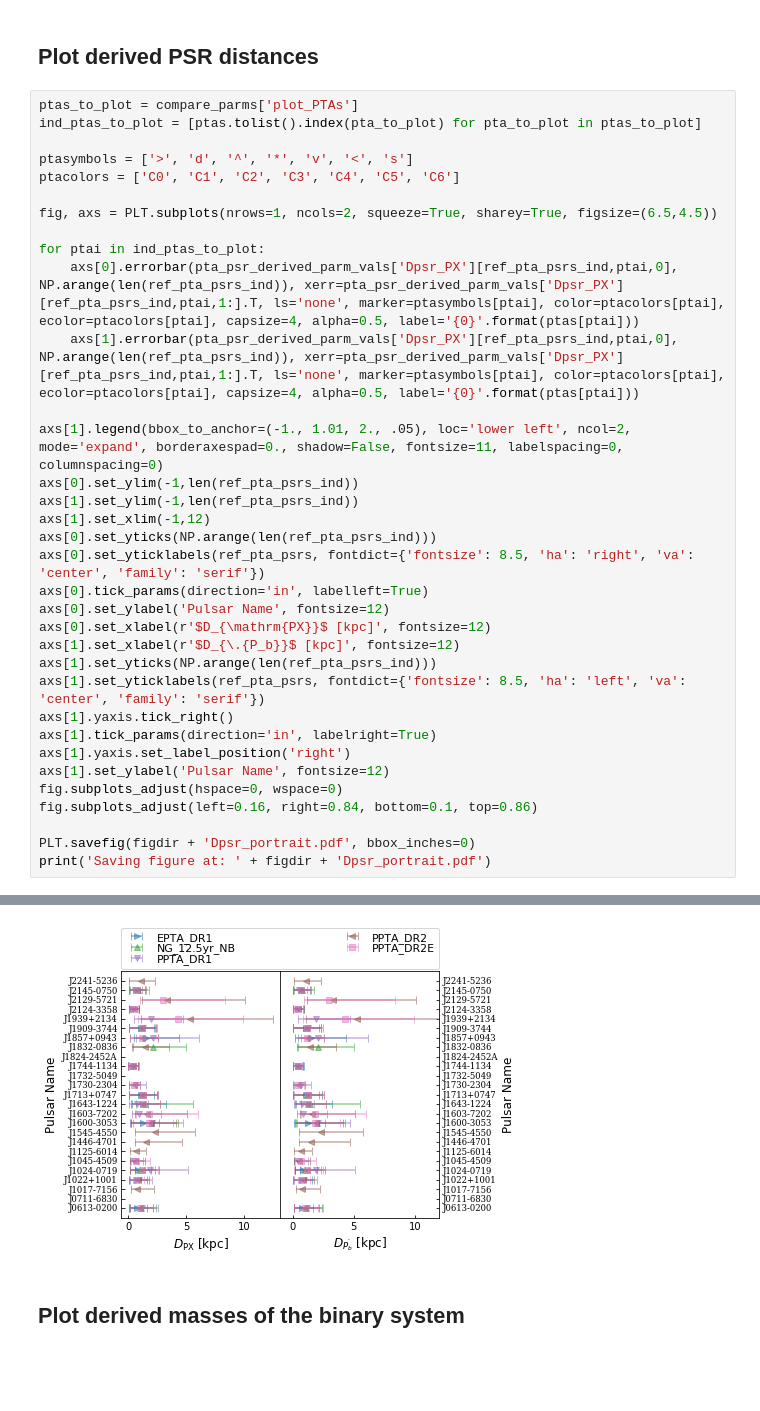
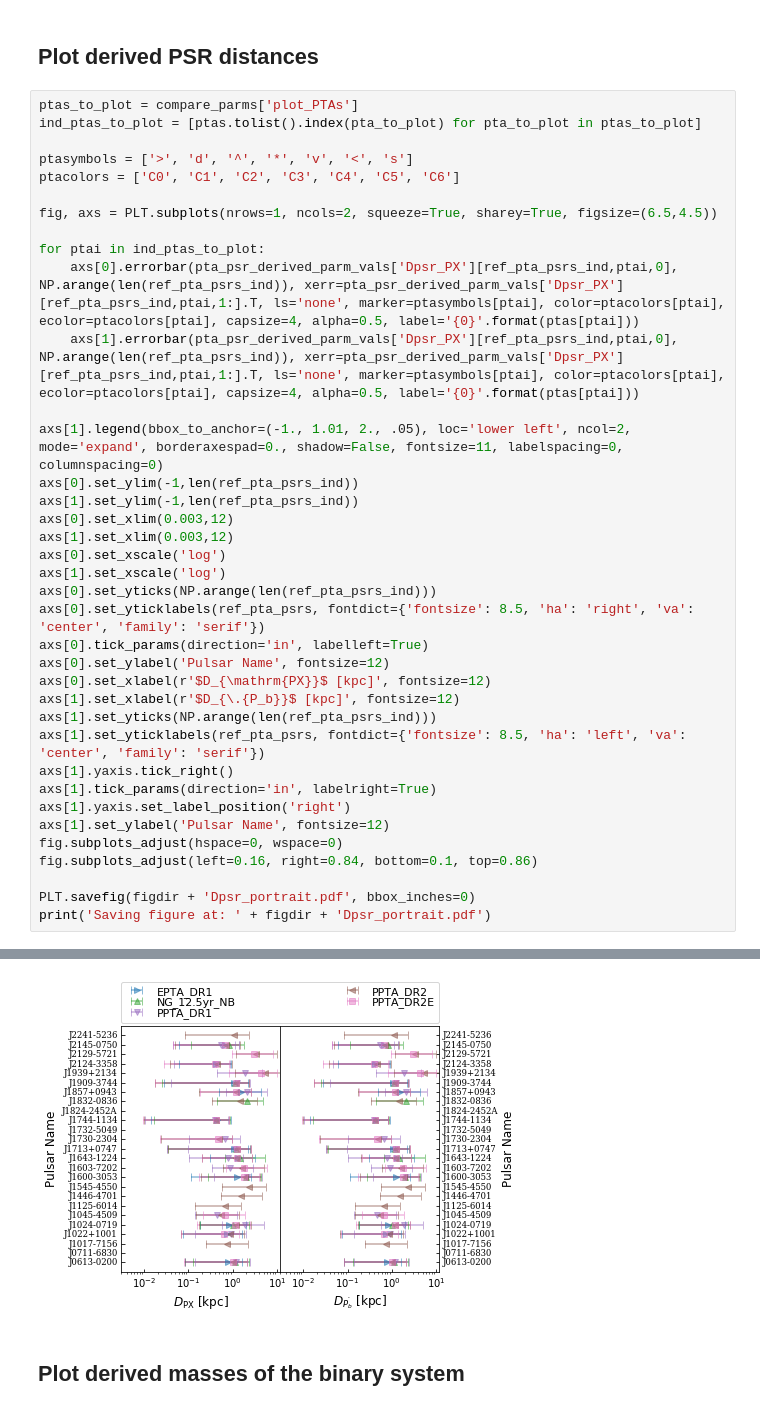
Before and after one commit to danielreardon/ppta_dr2_ephemerides, a Jupyter notebook: parameterComparisonScripts/compare_PSR_parms.ipynb, the cells around one changed output, grey strips where cells are left out. Cells and saved outputs as stored; diff of their text form; blank space fills up the shorter version.

Commit message:
Update Dpsr plot in PSR comparison notebook

```diff
--- a/parameterComparisonScripts/compare_PSR_parms.ipynb
+++ b/parameterComparisonScripts/compare_PSR_parms.ipynb
@@ -469,35 +469,38 @@ ptasymbols = ['>', 'd', '^', '*', 'v', '<', 's']
 ptacolors = ['C0', 'C1', 'C2', 'C3', 'C4', 'C5', 'C6']
 
 fig, axs = PLT.subplots(nrows=1, ncols=2, squeeze=True, sharey=True, figsize=(6.5,4.5))
 
 for ptai in ind_ptas_to_plot:
     axs[0].errorbar(pta_psr_derived_parm_vals['Dpsr_PX'][ref_pta_psrs_ind,ptai,0], NP.arange(len(ref_pta_psrs_ind)), xerr=pta_psr_derived_parm_vals['Dpsr_PX'][ref_pta_psrs_ind,ptai,1:].T, ls='none', marker=ptasymbols[ptai], color=ptacolors[ptai], ecolor=ptacolors[ptai], capsize=4, alpha=0.5, label='{0}'.format(ptas[ptai]))
     axs[1].errorbar(pta_psr_derived_parm_vals['Dpsr_PX'][ref_pta_psrs_ind,ptai,0], NP.arange(len(ref_pta_psrs_ind)), xerr=pta_psr_derived_parm_vals['Dpsr_PX'][ref_pta_psrs_ind,ptai,1:].T, ls='none', marker=ptasymbols[ptai], color=ptacolors[ptai], ecolor=ptacolors[ptai], capsize=4, alpha=0.5, label='{0}'.format(ptas[ptai]))
 
 axs[1].legend(bbox_to_anchor=(-1., 1.01, 2., .05), loc='lower left', ncol=2, mode='expand', borderaxespad=0., shadow=False, fontsize=11, labelspacing=0, columnspacing=0)
 axs[0].set_ylim(-1,len(ref_pta_psrs_ind))
 axs[1].set_ylim(-1,len(ref_pta_psrs_ind))
-axs[1].set_xlim(-1,12)
+axs[0].set_xlim(0.003,12)
+axs[1].set_xlim(0.003,12)
+axs[0].set_xscale('log')
+axs[1].set_xscale('log')
 axs[0].set_yticks(NP.arange(len(ref_pta_psrs_ind)))
 axs[0].set_yticklabels(ref_pta_psrs, fontdict={'fontsize': 8.5, 'ha': 'right', 'va': 'center', 'family': 'serif'})
 axs[0].tick_params(direction='in', labelleft=True)
 axs[0].set_ylabel('Pulsar Name', fontsize=12)
 axs[0].set_xlabel(r'$D_{\mathrm{PX}}$ [kpc]', fontsize=12)
 axs[1].set_xlabel(r'$D_{\.{P_b}}$ [kpc]', fontsize=12)
 axs[1].set_yticks(NP.arange(len(ref_pta_psrs_ind)))
 axs[1].set_yticklabels(ref_pta_psrs, fontdict={'fontsize': 8.5, 'ha': 'left', 'va': 'center', 'family': 'serif'})
 axs[1].yaxis.tick_right()
 axs[1].tick_params(direction='in', labelright=True)
 axs[1].yaxis.set_label_position('right')
 axs[1].set_ylabel('Pulsar Name', fontsize=12)
 fig.subplots_adjust(hspace=0, wspace=0)
 fig.subplots_adjust(left=0.16, right=0.84, bottom=0.1, top=0.86)
 
 PLT.savefig(figdir + 'Dpsr_portrait.pdf', bbox_inches=0)
 print('Saving figure at: ' + figdir + 'Dpsr_portrait.pdf')
 # %% [output]
 Saving figure at: /fred/oz002/nthyagar/projects/dr2_ephemerides/outputs/figures/Dpsr_portrait.pdf
-[figure, old version]
+[figure, new version]
 # %% [markdown]
 ## Plot derived masses of the binary system
 # %%
```
